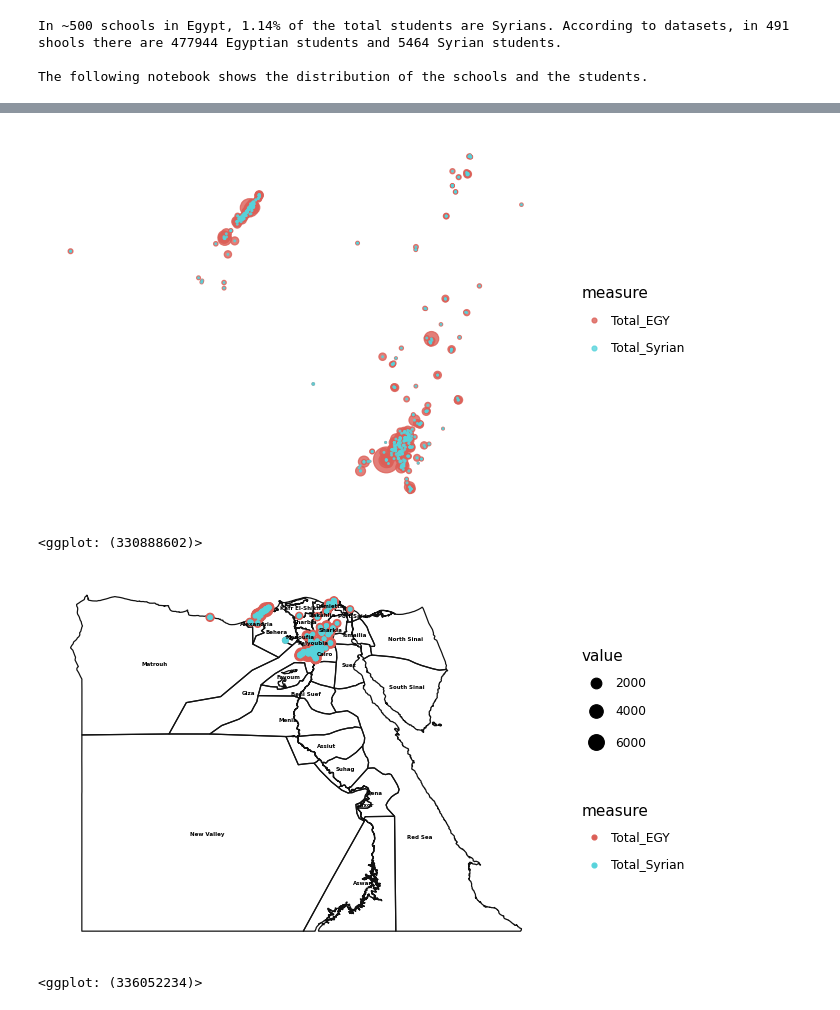
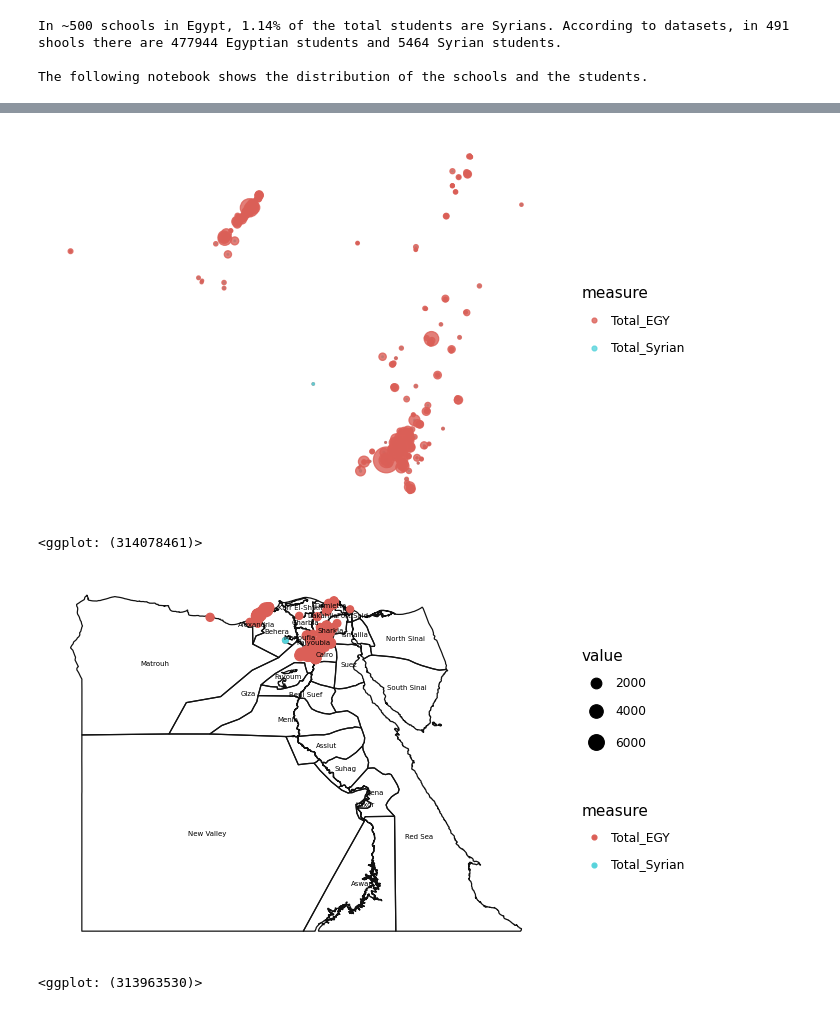
Before and after one commit to rvibek/fastpages, a Jupyter notebook: _notebooks/2021-08-03_Exploring_SchoolData.ipynb, the cells around one changed output, grey strips where cells are left out. Saved outputs shown, nothing was run; the diff lists cells and outputs as text; code cells hidden in the pictures.

```diff
--- a/_notebooks/2021-08-03_Exploring_SchoolData.ipynb
+++ b/_notebooks/2021-08-03_Exploring_SchoolData.ipynb
@@ -19,6 +23,6 @@ import geopandas as gpd
 # %%
 #collapse-show
-schools = pd.read_csv('schools_filtered_egy.csv')
+schools = pd.read_csv('https://gist.githubusercontent.com/rvibek/11d79460fb03b3d8829275d924b832e4/raw/f643e93b3d3f46facab2140ab035d351411d26b4/gistfile0.txt')
 schools.head()
 # %% [output]
 |  | ID | SchoolName | Male_EGY | Female_EGY | Total_EGY | Male_Syrian | Female_Syrian | Total_Syrian | ... |
@@ -52,6 +53,5 @@ schools_reshp = (
 schools
     >> select(_.SchoolName, _.Lat, _.Lng, _.Total_EGY, _.Total_Syrian)
     >> gather('measure', 'value', -_.Lng, -_.Lat,  -_.SchoolName)
-#     >> filter(_.measure == 'Total_Syrian')
 )
-schools_reshp.sort_values(by='value')
+schools_reshp.sort_values(by='value', inplace=True)
@@ -93,19 +79,19 @@ ggplot(schools_reshp,
 
 )
 # %% [output]
-[figure, old version]
+[figure, new version]
-<ggplot: (330888602)>
+<ggplot: (314078461)>
 # %%
 (ggplot()
  + geom_map(egypt, fill=None) + theme_void()
  + geom_point(schools_reshp, aes(x='Lng', y='Lat', size='value', color='measure'))
  + geom_text(
      egypt,
      aes('x', 'y', label='ADM1_EN'),
-     size=4,
-     fontweight='bold'
+     size=5,
+     #fontweight='bold'
  )
 )
 # %% [output]
-[figure, old version]
+[figure, new version]
-<ggplot: (336052234)>
+<ggplot: (313963530)>
```
Also changed, not shown: parts of 7 cells of this notebook, 1 other file.
